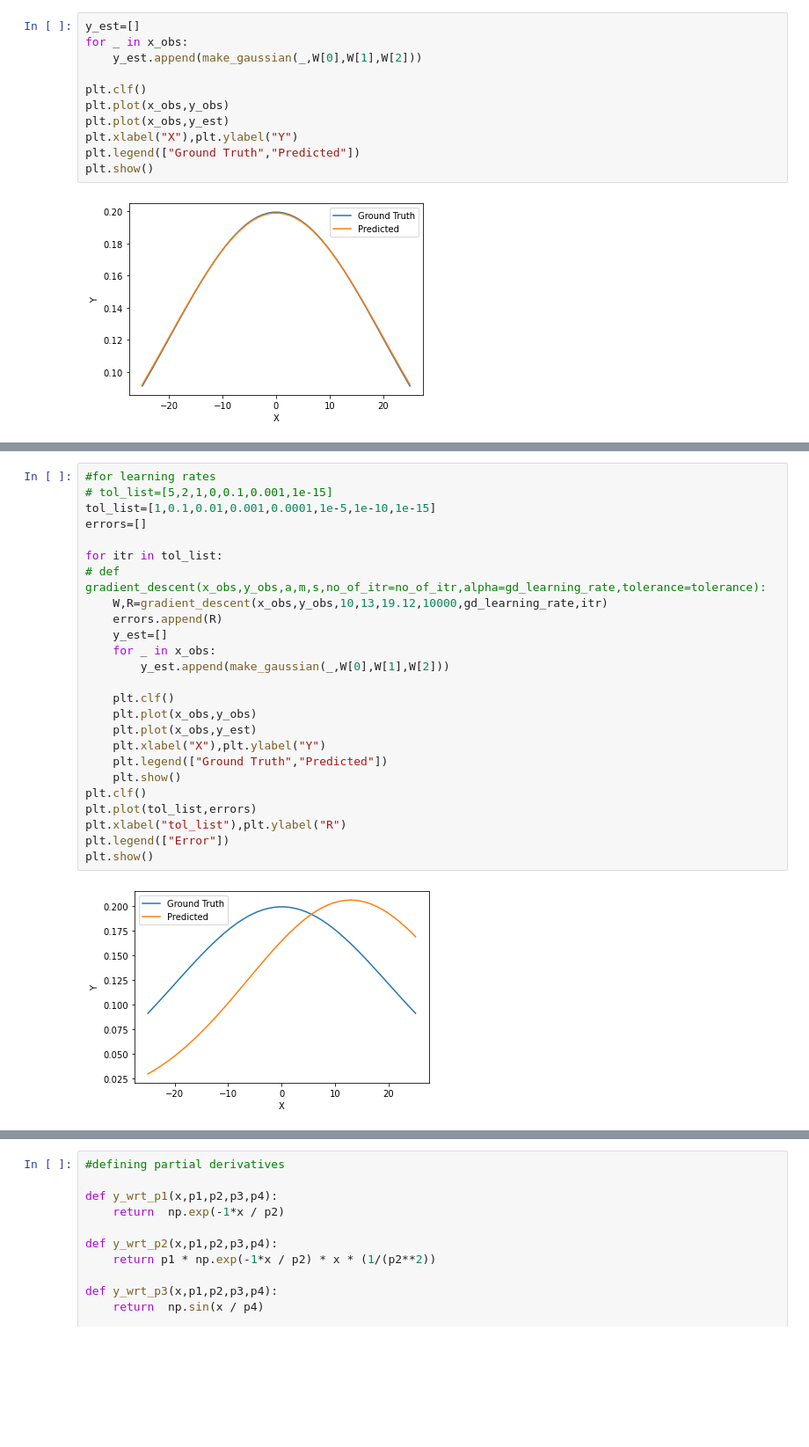
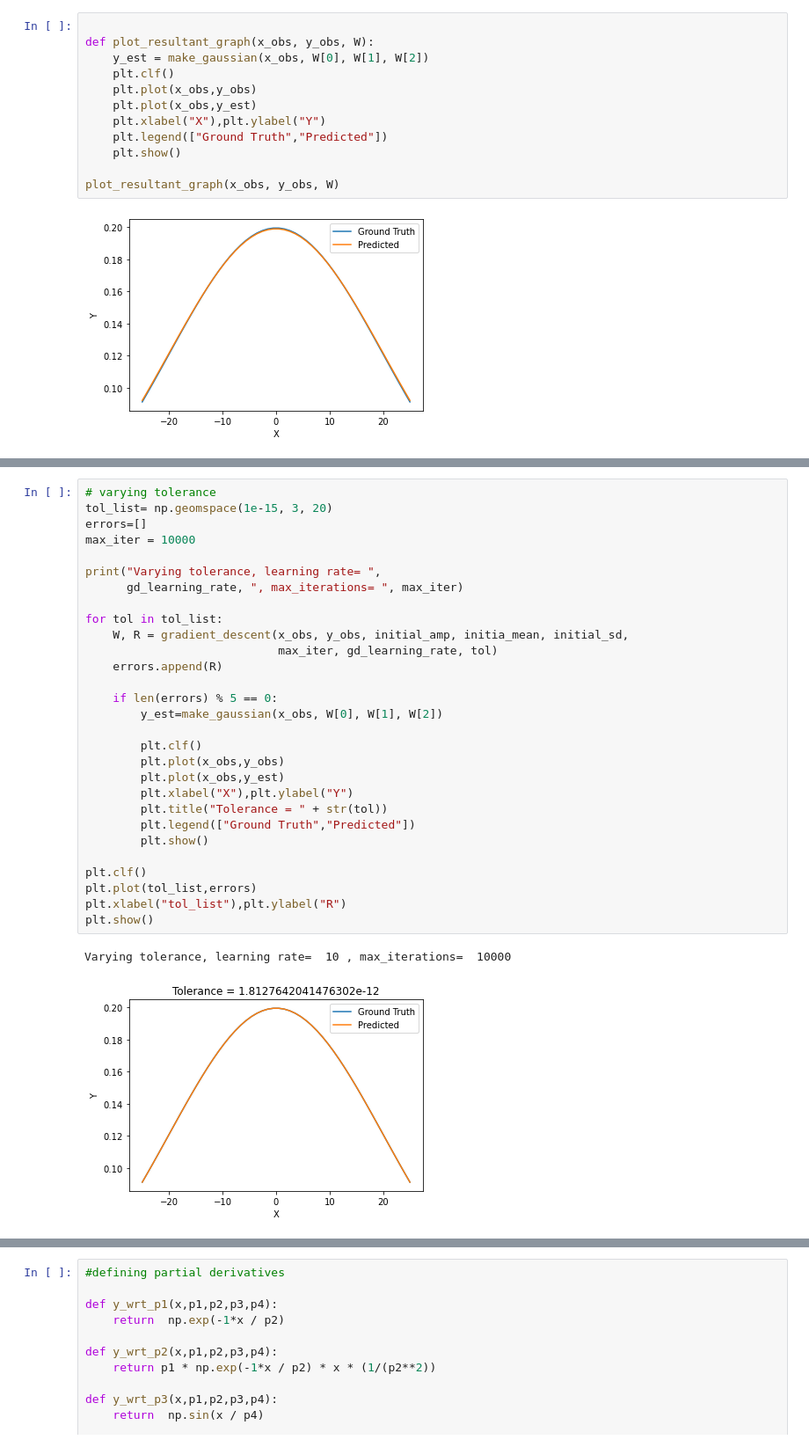
Before and after one commit to BhaskarJoshi-01/Mobile-Robotics---Monsoon-2021, a Jupyter notebook: Assignment-3/Assignment-3.ipynb, the cells around one changed output, grey strips where cells are left out. Shown at 88% size. Saved outputs shown, nothing was run; the diff lists cells and outputs as text; blank space fills up the shorter version.

```diff
--- a/Assignment-3/Assignment-3.ipynb
+++ b/Assignment-3/Assignment-3.ipynb
@@ -227,14 +220,15 @@ W,R=gradient_descent(x_obs,y_obs,10,13,19.12)
 # %%
-y_est=[]
-for _ in x_obs:
-    y_est.append(make_gaussian(_,W[0],W[1],W[2]))
 
-plt.clf()
-plt.plot(x_obs,y_obs)
-plt.plot(x_obs,y_est)
-plt.xlabel("X"),plt.ylabel("Y")
-plt.legend(["Ground Truth","Predicted"])
-plt.show()
+def plot_resultant_graph(x_obs, y_obs, W):
+    y_est = make_gaussian(x_obs, W[0], W[1], W[2])
+    plt.clf()
+    plt.plot(x_obs,y_obs)
+    plt.plot(x_obs,y_est)
+    plt.xlabel("X"),plt.ylabel("Y")
+    plt.legend(["Ground Truth","Predicted"])
+    plt.show()
+
+plot_resultant_graph(x_obs, y_obs, W)
 # %% [output]
 [figure]
 # %%
@@ -306,27 +303,32 @@ plt.show()
 # %%
-#for learning rates
-# tol_list=[5,2,1,0,0.1,0.001,1e-15]
-tol_list=[1,0.1,0.01,0.001,0.0001,1e-5,1e-10,1e-15]
+# varying tolerance
+tol_list= np.geomspace(1e-15, 3, 20)
 errors=[]
+max_iter = 10000
 
-for itr in tol_list:
-# def gradient_descent(x_obs,y_obs,a,m,s,no_of_itr=no_of_itr,alpha=gd_learning_rate,tolerance=tolerance):
-    W,R=gradient_descent(x_obs,y_obs,10,13,19.12,10000,gd_learning_rate,itr)
+print("Varying tolerance, learning rate= ",
+      gd_learning_rate, ", max_iterations= ", max_iter)
+
+for tol in tol_list:
+    W, R = gradient_descent(x_obs, y_obs, initial_amp, initia_mean, initial_sd,
+                            max_iter, gd_learning_rate, tol)
     errors.append(R)
-    y_est=[]
-    for _ in x_obs:
-        y_est.append(make_gaussian(_,W[0],W[1],W[2]))
 
-    plt.clf()
-    plt.plot(x_obs,y_obs)
-    plt.plot(x_obs,y_est)
-    plt.xlabel("X"),plt.ylabel("Y")
-    plt.legend(["Ground Truth","Predicted"])
-    plt.show()
+    if len(errors) % 5 == 0:
+        y_est=make_gaussian(x_obs, W[0], W[1], W[2])
+
+        plt.clf()
+        plt.plot(x_obs,y_obs)
+        plt.plot(x_obs,y_est)
+        plt.xlabel("X"),plt.ylabel("Y")
+        plt.title("Tolerance = " + str(tol))
+        plt.legend(["Ground Truth","Predicted"])
+        plt.show()
+
 plt.clf()
 plt.plot(tol_list,errors)
 plt.xlabel("tol_list"),plt.ylabel("R")
-plt.legend(["Error"])
 plt.show()
 # %% [output]
+Varying tolerance, learning rate=  10 , max_iterations=  10000
-[figure, old version]
+[figure, new version]
```
Also changed, not shown: parts of 9 cells of this notebook.
